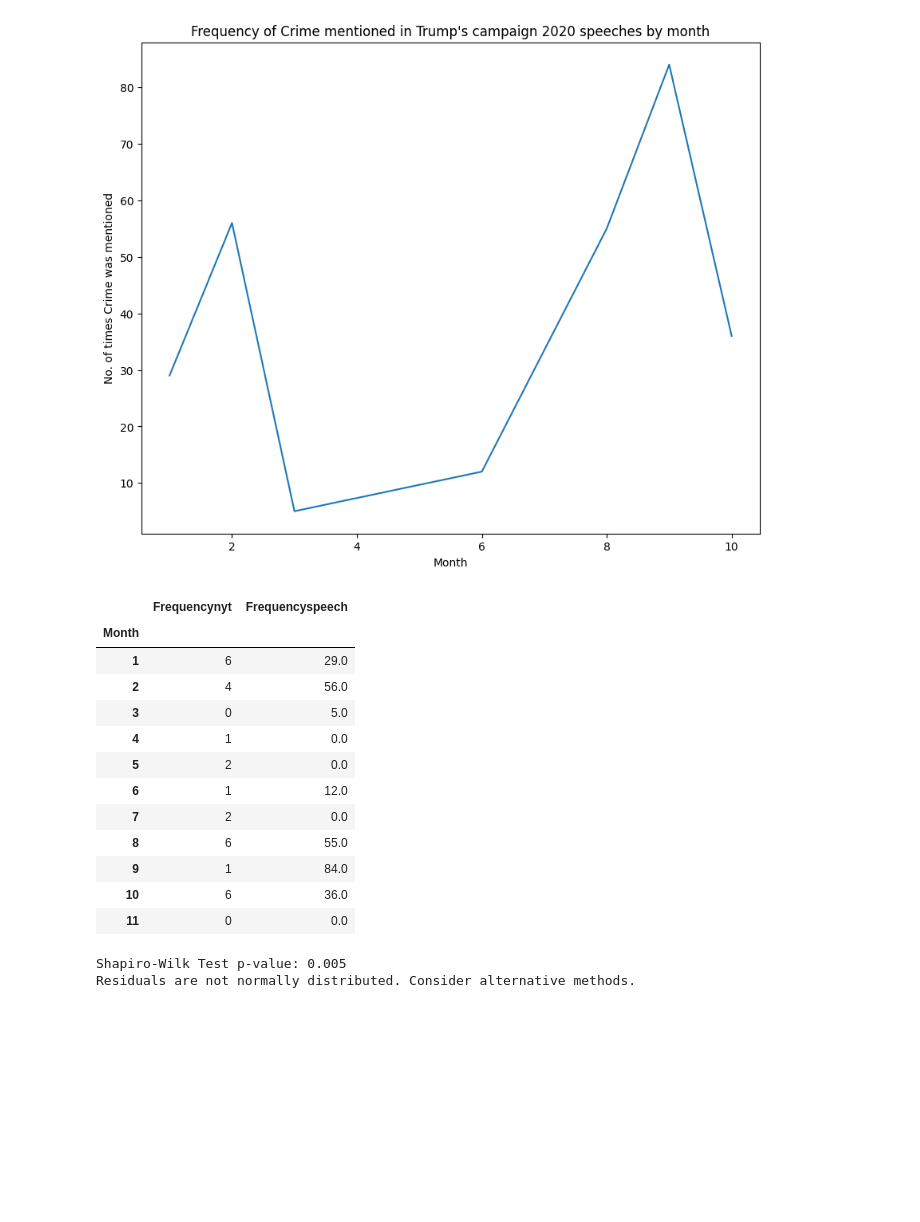
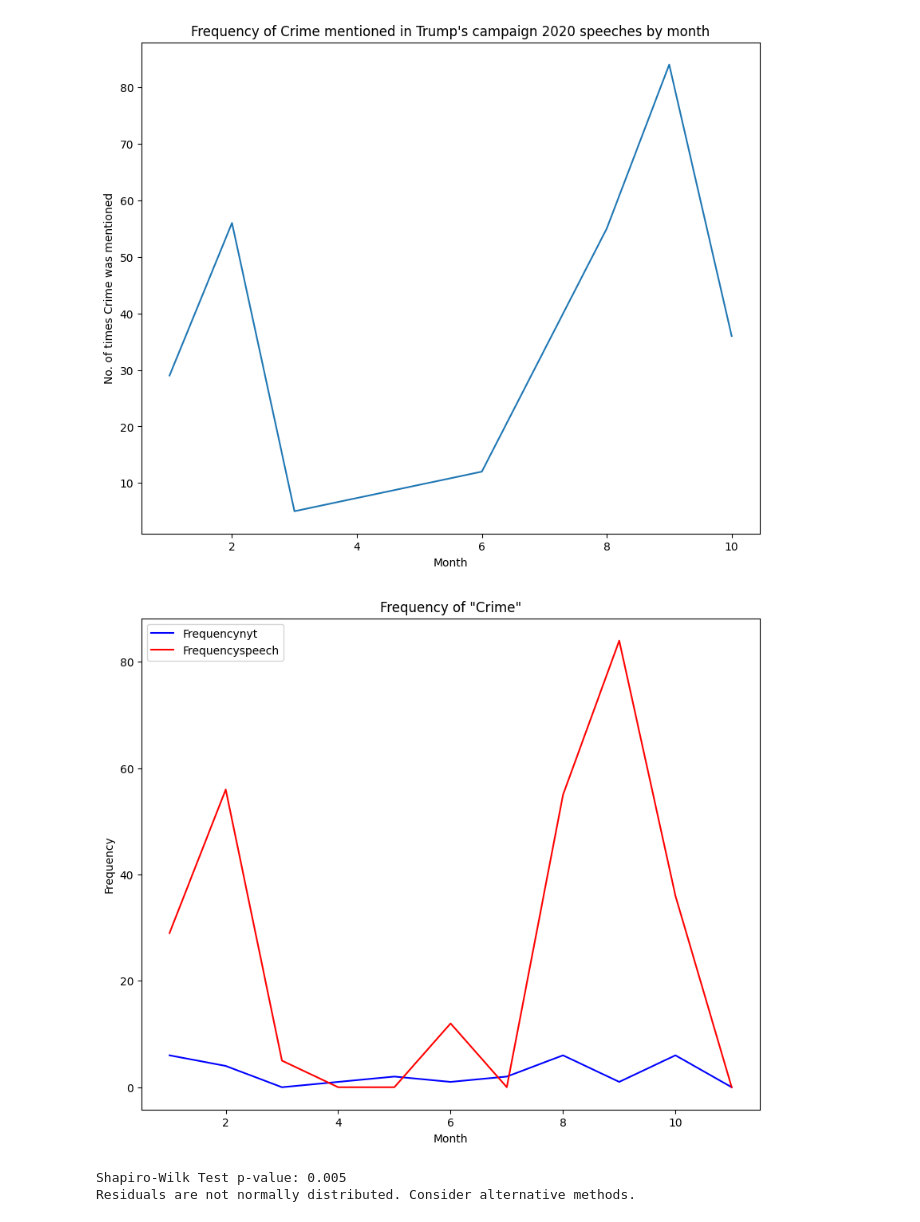
Before and after one commit to jinkim-com/qm2coursework, a Jupyter notebook: NLP_Trump_2020.ipynb, the cells around one changed output. Saved outputs shown, nothing was run; the diff lists cells and outputs as text; code cells hidden in the pictures; blank space fills up the shorter version.

```diff
--- a/NLP_Trump_2020.ipynb
+++ b/NLP_Trump_2020.ipynb
@@ -1312,24 +1312,19 @@ Name: criminal, dtype: float64
 # %%
 # Combine the two datasets
 combined3_df = pd.merge(nytcrime, speechcrime, on='Month', how='outer', suffixes=('nyt', 'speech'))
 combined3_df.fillna(0, inplace=True)
 combined3_df.set_index('Month', inplace=True)
 
 combined3_df
+plt.plot(combined3_df.index, combined3_df['Frequencynyt'], label='Frequencynyt', color='blue')  # First line with blue color
+plt.plot(combined3_df.index, combined3_df['Frequencyspeech'], label='Frequencyspeech', color='red')  # Second line with orange color
+plt.legend()
+plt.title('Frequency of "Crime"')
+plt.xlabel('Month')
+plt.ylabel('Frequency')
+plt.show()
 # %% [output]
-|  | Frequencynyt | Frequencyspeech |
-| Month |  |  |
-| 1 | 6 | 29.0 |
-| 2 | 4 | 56.0 |
-| 3 | 0 | 5.0 |
-| 4 | 1 | 0.0 |
-| 5 | 2 | 0.0 |
-| 6 | 1 | 12.0 |
-| 7 | 2 | 0.0 |
-| 8 | 6 | 55.0 |
-| 9 | 1 | 84.0 |
-| 10 | 6 | 36.0 |
-| 11 | 0 | 0.0 |
+[figure, added]
 # %%
 X = sm.add_constant(combined3_df['Frequencynyt'])
 model = sm.OLS(combined3_df['Frequencyspeech'], X).fit()
```
Also changed, not shown: parts of 7 cells of this notebook.
